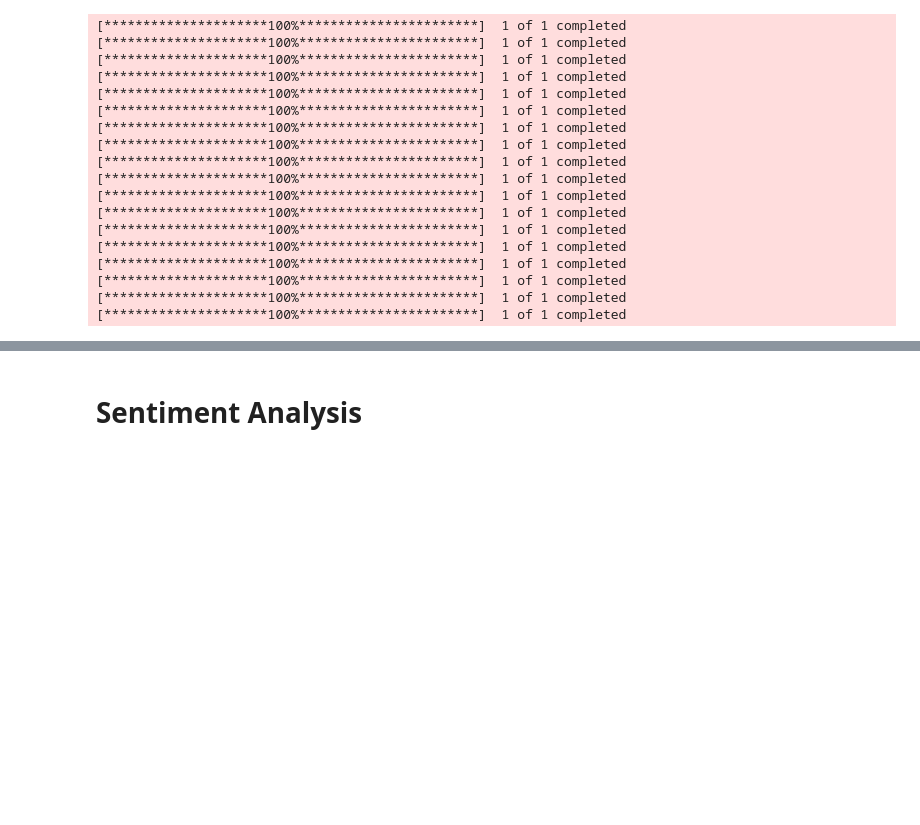
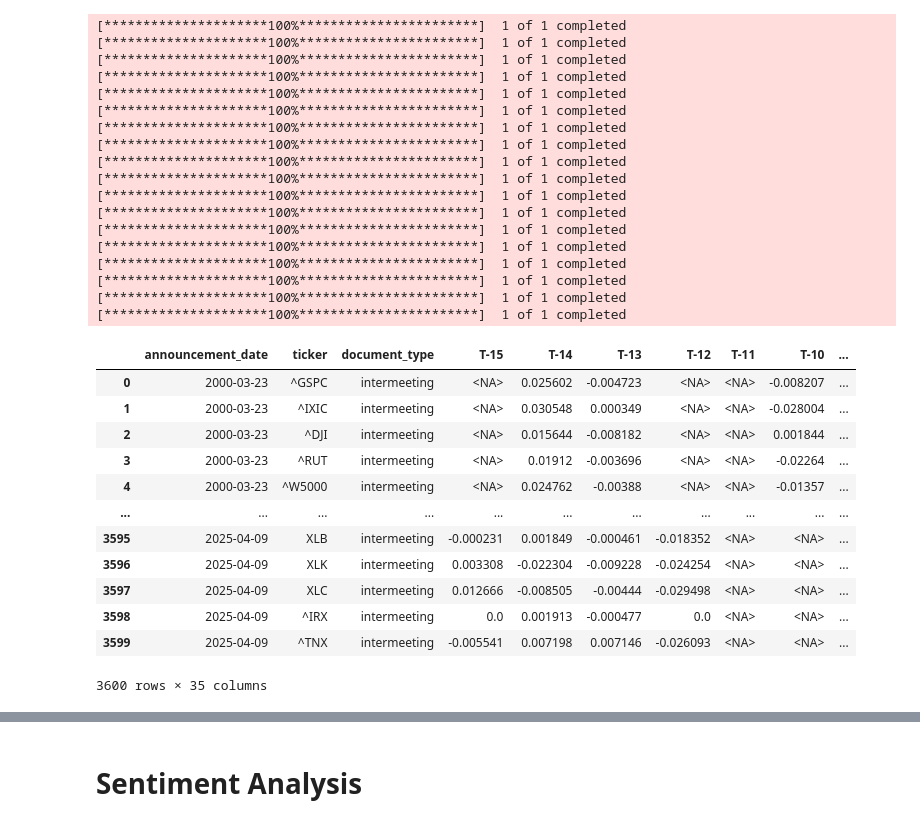
Before and after one commit to jonahnathan0/Fed_Announcements, a Jupyter notebook: Dataset_Build.ipynb, the cells around one changed output, grey strips where cells are left out. Cells and saved outputs as stored; diff of their text form; code cells hidden in the pictures; blank space fills up the shorter version.

```diff
--- a/Dataset_Build.ipynb
+++ b/Dataset_Build.ipynb
@@ -181,3 +225,25 @@ intermeeting_df.to_csv('raw_data/intermeeting_prices.csv', index=False)
 [*********************100%***********************]  1 of 1 completed
 [*********************100%***********************]  1 of 1 completed
 [*********************100%***********************]  1 of 1 completed
+# %%
+# First, ensure the announcement_date column is datetime (if it isn't already)
+intermeeting_df['announcement_date'] = pd.to_datetime(intermeeting_df['announcement_date'])
+
+# Now create a meeting_id based on unique announcement_date
+intermeeting_df['meeting_id'] = intermeeting_df['announcement_date'].factorize()[0] + 1
+# %%
+intermeeting_df
+# %% [output]
+|  | announcement_date | ticker | document_type | T-15 | T-14 | T-13 | T-12 | T-11 | T-10 | ... |
+| 0 | 2000-03-23 | ^GSPC | intermeeting | <NA> | 0.025602 | -0.004723 | <NA> | <NA> | -0.008207 | ... |
+| 1 | 2000-03-23 | ^IXIC | intermeeting | <NA> | 0.030548 | 0.000349 | <NA> | <NA> | -0.028004 | ... |
+| 2 | 2000-03-23 | ^DJI | intermeeting | <NA> | 0.015644 | -0.008182 | <NA> | <NA> | 0.001844 | ... |
+| 3 | 2000-03-23 | ^RUT | intermeeting | <NA> | 0.01912 | -0.003696 | <NA> | <NA> | -0.02264 | ... |
+| 4 | 2000-03-23 | ^W5000 | intermeeting | <NA> | 0.024762 | -0.00388 | <NA> | <NA> | -0.01357 | ... |
+| ... | ... | ... | ... | ... | ... | ... | ... | ... | ... | ... |
+| 3595 | 2025-04-09 | XLB | intermeeting | -0.000231 | 0.001849 | -0.000461 | -0.018352 | <NA> | <NA> | ... |
+| 3596 | 2025-04-09 | XLK | intermeeting | 0.003308 | -0.022304 | -0.009228 | -0.024254 | <NA> | <NA> | ... |
+| 3597 | 2025-04-09 | XLC | intermeeting | 0.012666 | -0.008505 | -0.00444 | -0.029498 | <NA> | <NA> | ... |
+| 3598 | 2025-04-09 | ^IRX | intermeeting | 0.0 | 0.001913 | -0.000477 | 0.0 | <NA> | <NA> | ... |
+| 3599 | 2025-04-09 | ^TNX | intermeeting | -0.005541 | 0.007198 | 0.007146 | -0.026093 | <NA> | <NA> | ... |
+3600 rows × 35 columns
```
Also changed, not shown: parts of 14 cells of this notebook, 5 other files.
